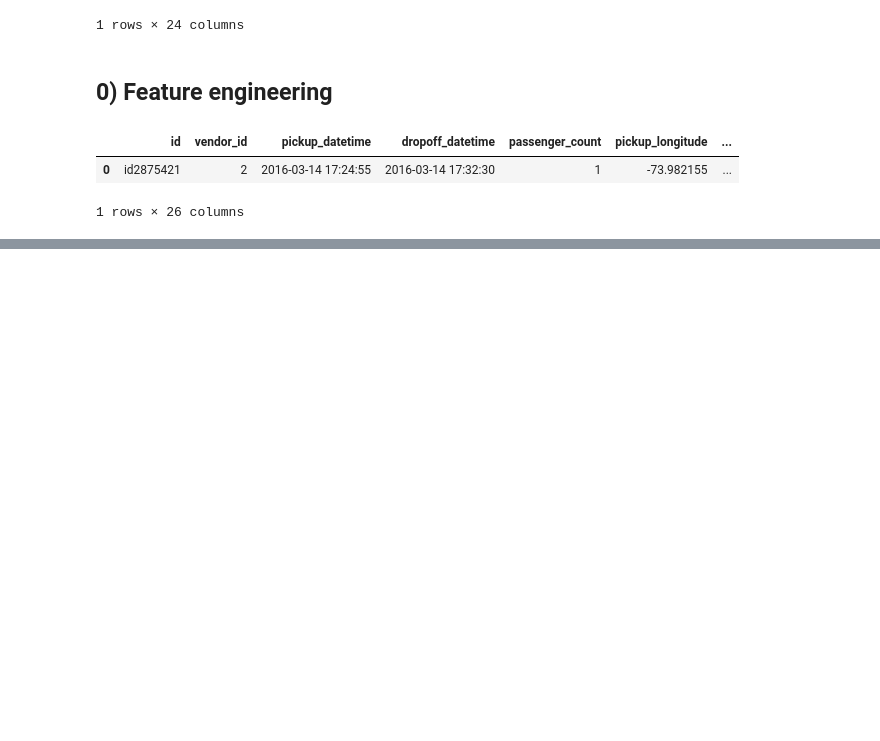
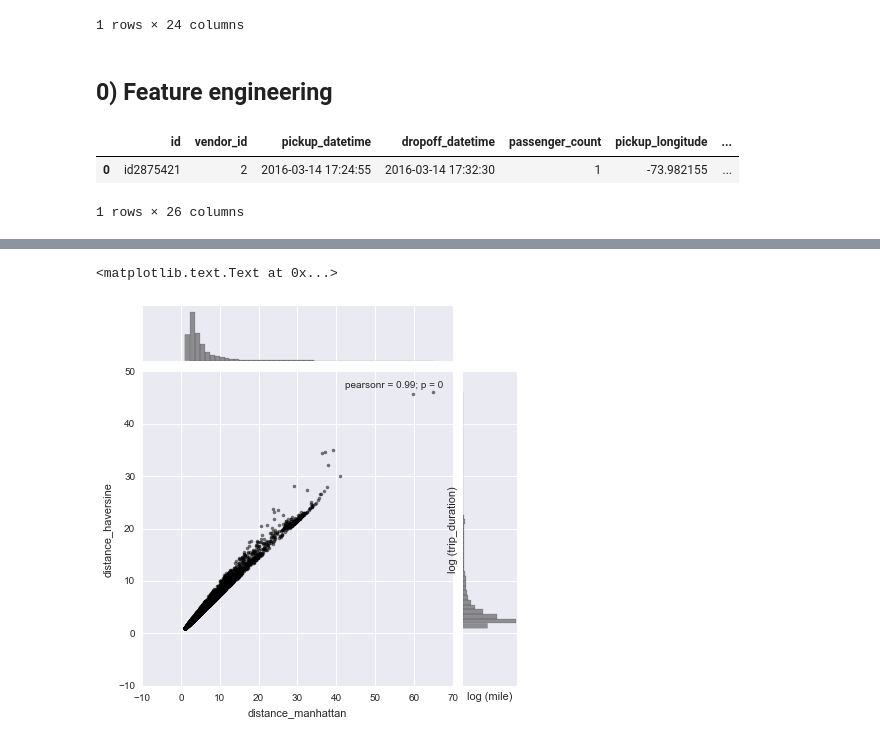
Before and after one commit to yennanliu/NYC_Taxi_Trip_Duration, a Jupyter notebook: notebook/NYC_Taxi_ML_V1_Yen.ipynb, the cells around one changed output, grey strips where cells are left out. Cells and saved outputs as stored; diff of their text form; code cells hidden in the pictures; blank space fills up the shorter version.

```diff
--- a/notebook/NYC_Taxi_ML_V1_Yen.ipynb
+++ b/notebook/NYC_Taxi_ML_V1_Yen.ipynb
@@ -148,0 +163,9 @@ df_train_.head(1)
+# %%
+# manhattan distance VS duration
+# or u can plot all data points, still a linear relation
+sns.jointplot((df_train_["distance_manhattan"][:10000]+1),(df_train_["distance_haversine"][:10000]+1),s=10,alpha=0.5,color='black')
+plt.xlabel('log (mile)')
+plt.ylabel('log (trip_duration)')
+# %% [output]
+<matplotlib.text.Text at 0x...>
+[figure, added]
```
Also changed, not shown: parts of 2 cells of this notebook.
